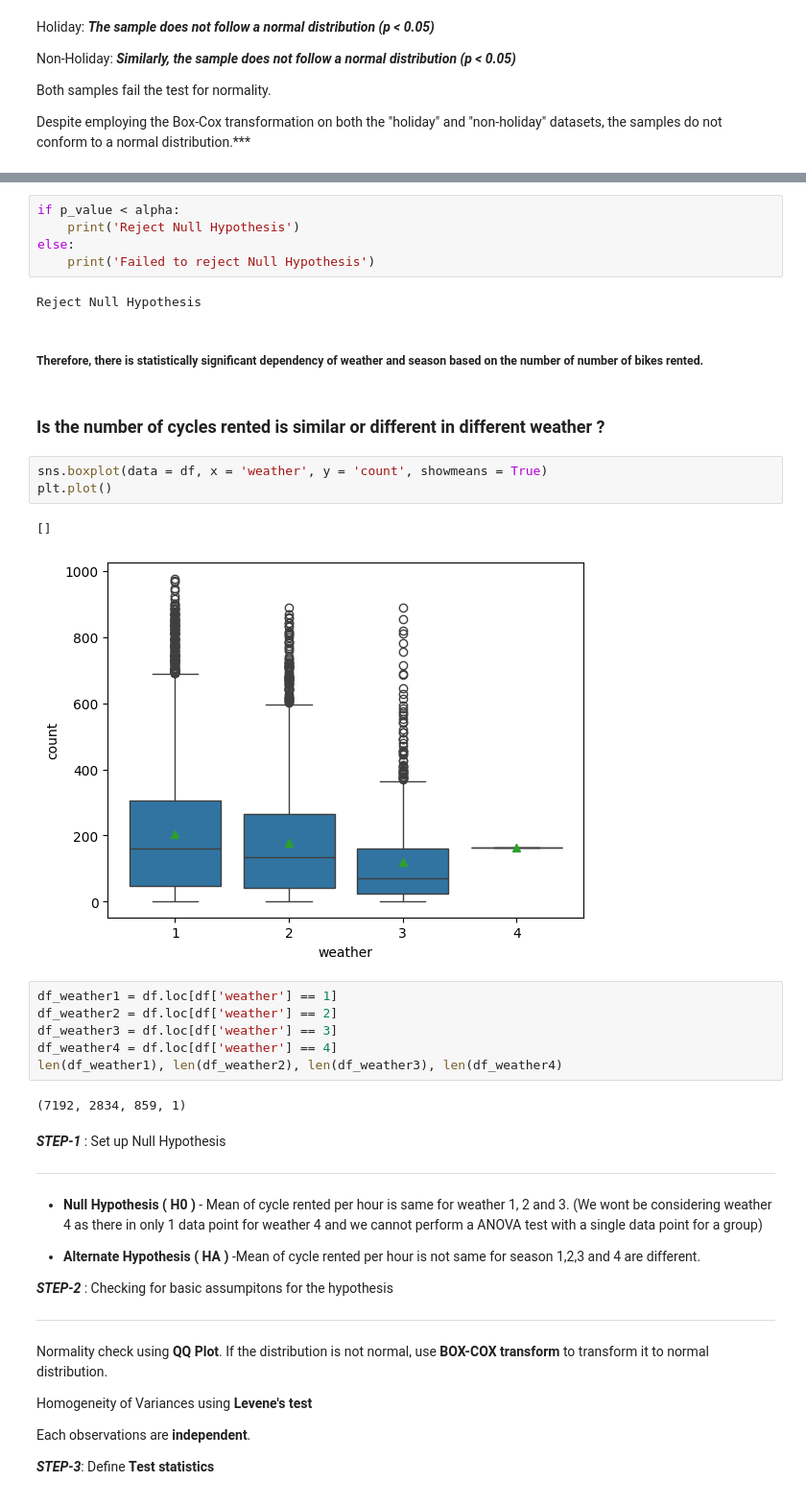
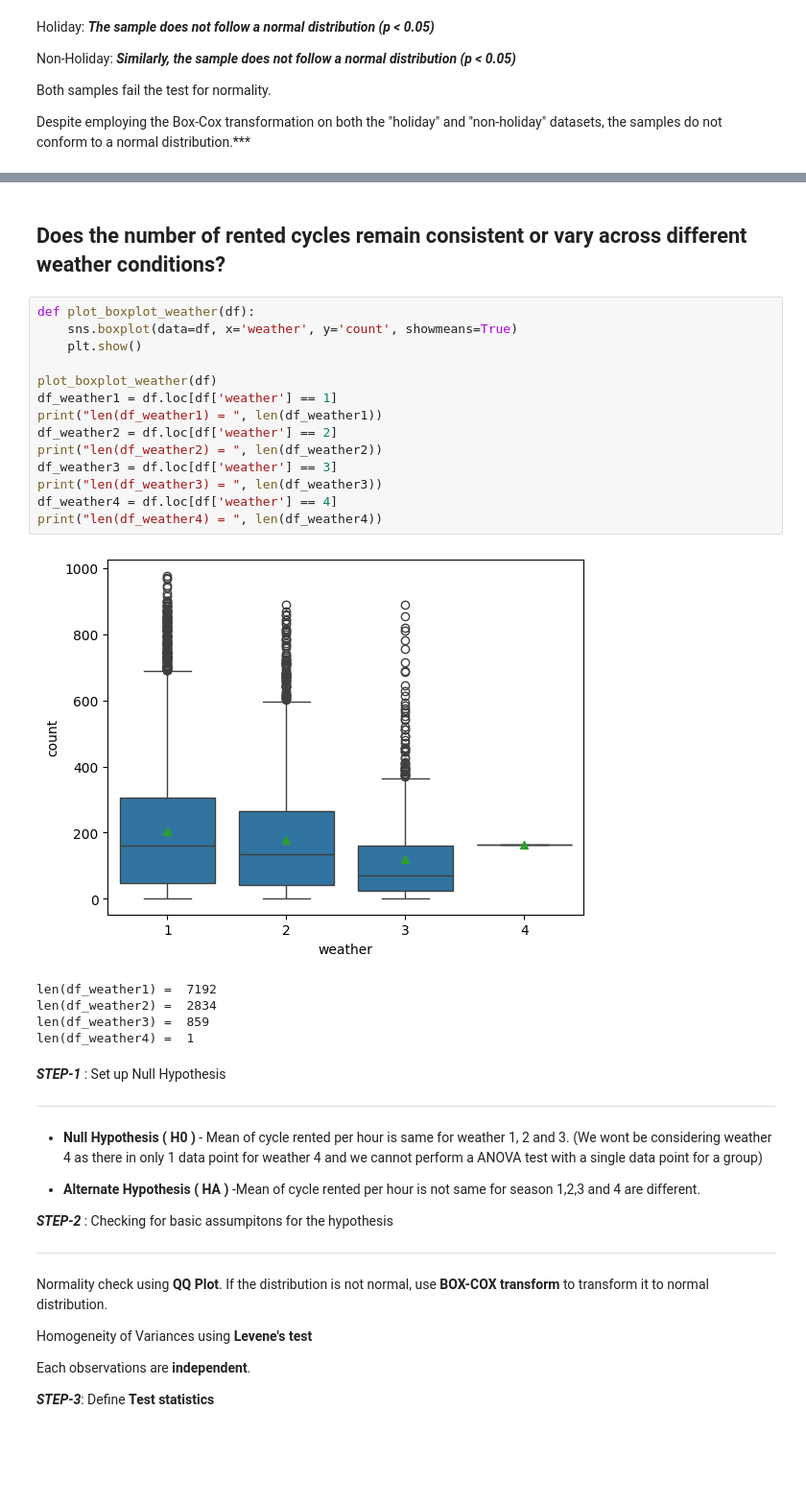
Before and after one commit to ROHIT32767/BRSM, a Jupyter notebook: Assignments/A1/Q3.ipynb, the cells around one changed output, grey strips where cells are left out. Shown at 96% size. Drawn from its saved outputs; the diff is of its cells as text; blank space fills up the shorter version.

```diff
--- a/Assignments/A1/Q3.ipynb
+++ b/Assignments/A1/Q3.ipynb
@@ -664,28 +583,25 @@ Comparing p value with significance level
-# %%
-if p_value < alpha:
-    print('Reject Null Hypothesis')
-else:
-    print('Failed to reject Null Hypothesis')
-# %% [output]
-Reject Null Hypothesis
-# %% [markdown]
-##### Therefore, there is statistically significant dependency of weather and season based on the number of number of bikes rented.
 # %% [markdown]
-### Is the number of cycles rented is similar or different in different weather ?
+## Does the number of rented cycles remain consistent or vary across different weather conditions?
-# %%
-sns.boxplot(data = df, x = 'weather', y = 'count', showmeans = True)
-plt.plot()
-# %% [output]
-[]
-[figure, removed]
-# %%
-df_weather1 = df.loc[df['weather'] == 1]
-df_weather2 = df.loc[df['weather'] == 2]
-df_weather3 = df.loc[df['weather'] == 3]
-df_weather4 = df.loc[df['weather'] == 4]
-len(df_weather1), len(df_weather2), len(df_weather3), len(df_weather4)
-# %% [output]
-(7192, 2834, 859, 1)
+# %%
+def plot_boxplot_weather(df):
+    sns.boxplot(data=df, x='weather', y='count', showmeans=True)
+    plt.show()
+
+plot_boxplot_weather(df)
+df_weather1 = df.loc[df['weather'] == 1]
+print("len(df_weather1) = ", len(df_weather1))
+df_weather2 = df.loc[df['weather'] == 2]
+print("len(df_weather2) = ", len(df_weather2))
+df_weather3 = df.loc[df['weather'] == 3]
+print("len(df_weather3) = ", len(df_weather3))
+df_weather4 = df.loc[df['weather'] == 4]
+print("len(df_weather4) = ", len(df_weather4))
+# %% [output]
+[figure, added]
+len(df_weather1) =  7192
+len(df_weather2) =  2834
+len(df_weather3) =  859
+len(df_weather4) =  1
 # %% [markdown]
 ***STEP-1*** : Set up Null Hypothesis
 
```
Also changed, not shown: parts of 49 cells of this notebook.
